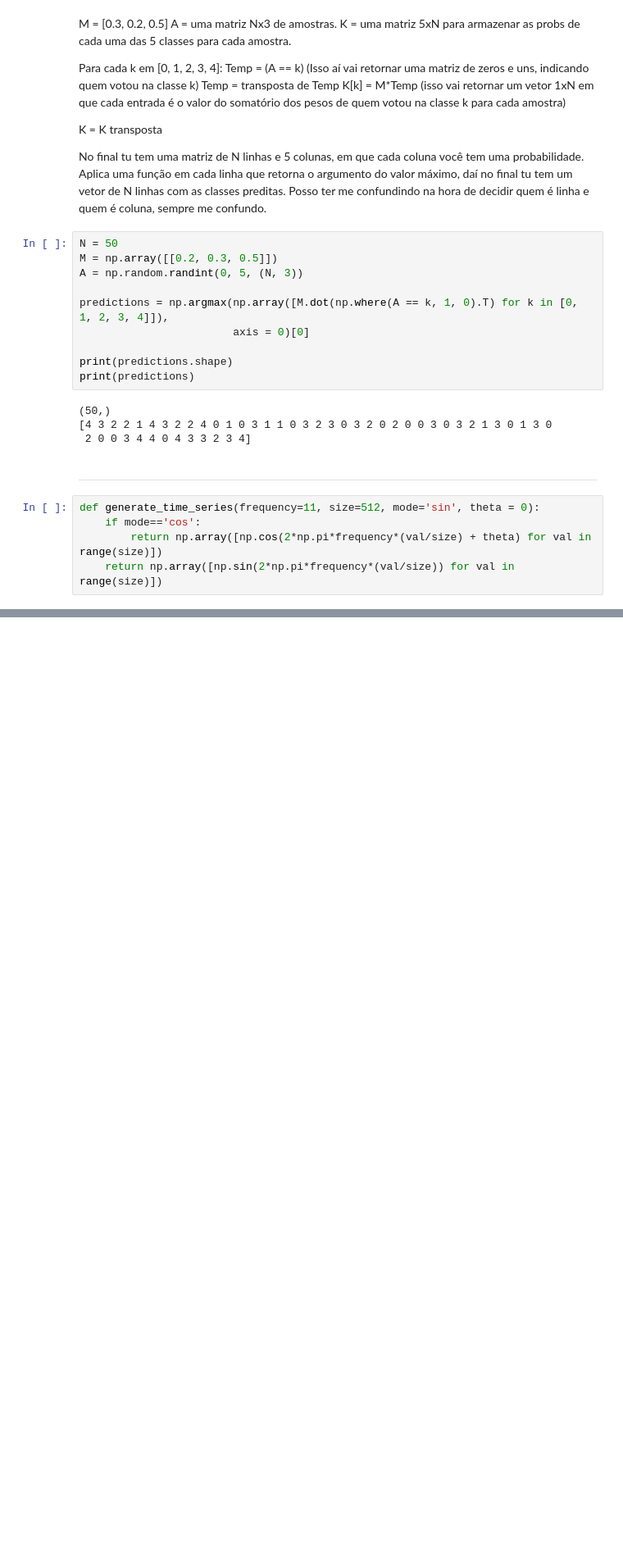
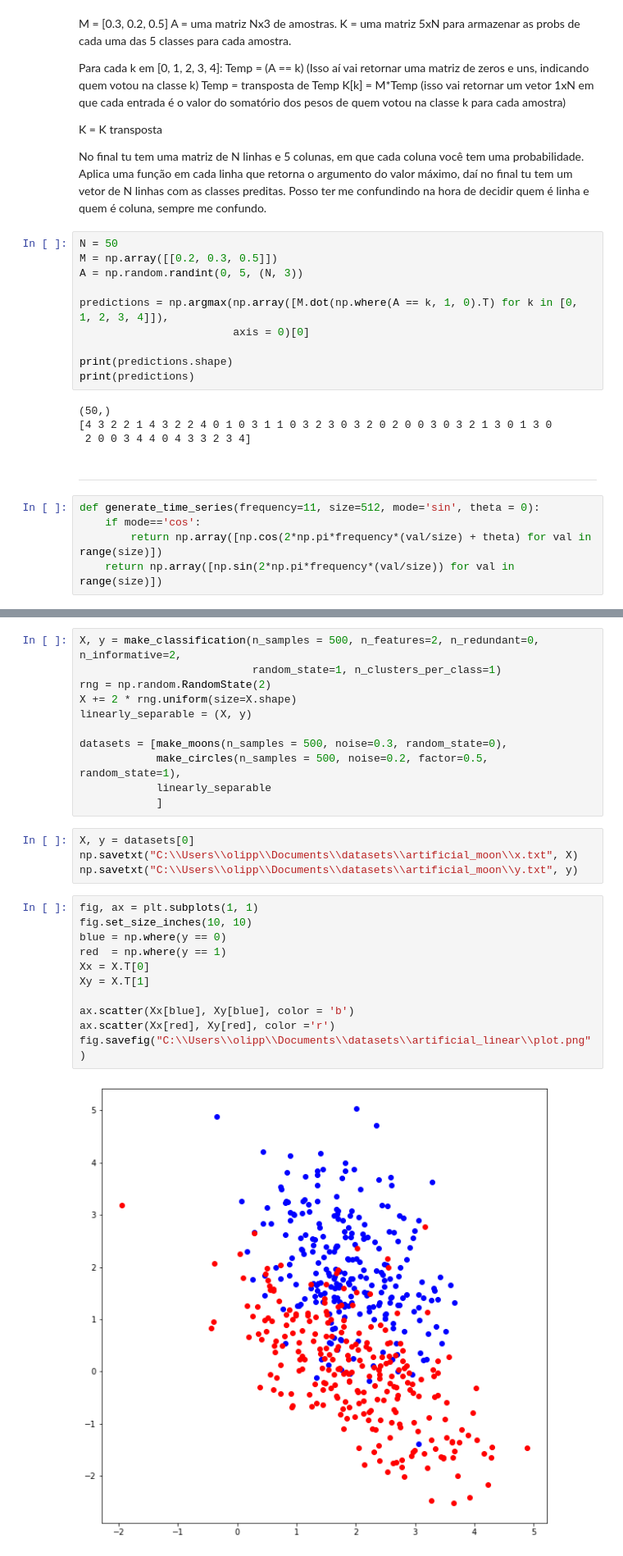
Before and after one commit to patrick-oliveira/ICDeepLearning, a Jupyter notebook: Pictures and Tables.ipynb, the cells around one changed output, grey strips where cells are left out. Shown at 82% size. Saved outputs shown, nothing was run; the diff lists cells and outputs as text; blank space fills up the shorter version.

```diff
--- a/Pictures and Tables.ipynb
+++ b/Pictures and Tables.ipynb
@@ -391,0 +495,28 @@ def generate_time_series(frequency=11, size=512, mode='sin', theta = 0):
+# %%
+X, y = make_classification(n_samples = 500, n_features=2, n_redundant=0, n_informative=2,
+                           random_state=1, n_clusters_per_class=1)
+rng = np.random.RandomState(2)
+X += 2 * rng.uniform(size=X.shape)
+linearly_separable = (X, y)
+
+datasets = [make_moons(n_samples = 500, noise=0.3, random_state=0),
+            make_circles(n_samples = 500, noise=0.2, factor=0.5, random_state=1),
+            linearly_separable
+            ]
+# %%
+X, y = datasets[0]
+np.savetxt("C:\\Users\\olipp\\Documents\\datasets\\artificial_moon\\x.txt", X)
+np.savetxt("C:\\Users\\olipp\\Documents\\datasets\\artificial_moon\\y.txt", y)
+# %%
+fig, ax = plt.subplots(1, 1)
+fig.set_size_inches(10, 10)
+blue = np.where(y == 0)
+red  = np.where(y == 1)
+Xx = X.T[0]
+Xy = X.T[1]
+
+ax.scatter(Xx[blue], Xy[blue], color = 'b')
+ax.scatter(Xx[red], Xy[red], color ='r')
+fig.savefig("C:\\Users\\olipp\\Documents\\datasets\\artificial_linear\\plot.png")
+# %% [output]
+[figure, added]
```
Also changed, not shown: parts of 44 cells of this notebook, 9 other files.
